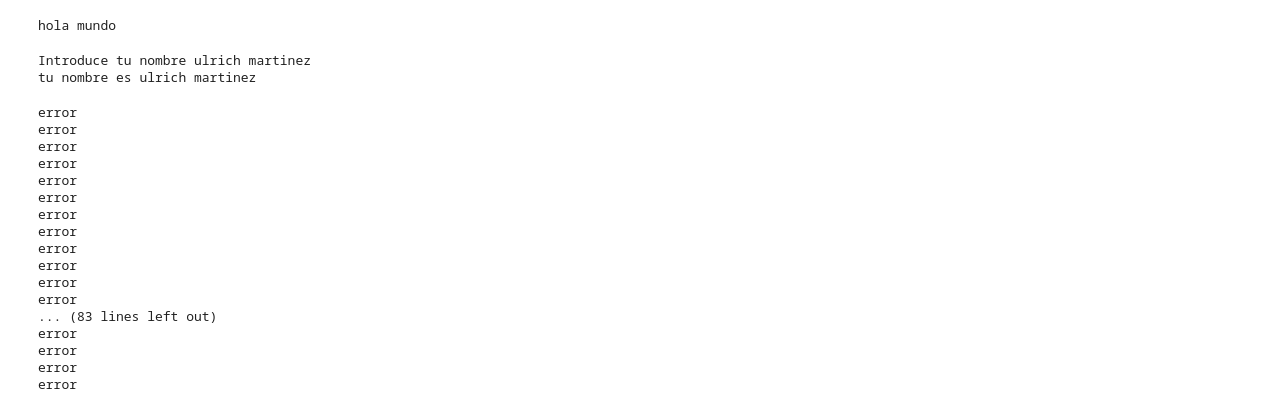
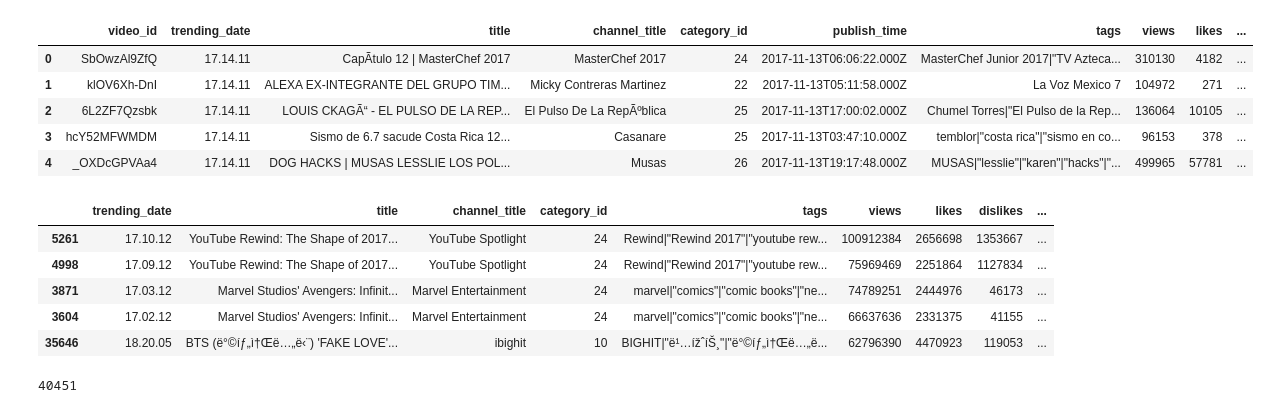
Before and after one commit to Zoulrix/Mineria-de-Datos-Tareas, a Jupyter notebook: Ejercicios de programacion de Python herramientas de mineria de datos.ipynb, the cells around one changed output. Saved outputs shown, nothing was run; the diff lists cells and outputs as text; code cells hidden in the pictures.

```diff
--- a/Ejercicios de programacion de Python herramientas de mineria de datos.ipynb
+++ b/Ejercicios de programacion de Python herramientas de mineria de datos.ipynb
@@ -39,34 +1,16 @@ var1="hola mundo"
-# %%
-var1="hola mundo"
-print(var1)
-# %% [output]
-hola mundo
-# %%
-name=input("Introduce tu nombre ")
-print("tu nombre es",name)
-# %% [output]
-Introduce tu nombre ulrich martinez
-tu nombre es ulrich martinez
-# %%
-i=1
-while i<=99:
-    print("error")
-    i=i+1
-# %% [output]
-error
-error
-error
-error
-error
-error
-error
-error
-error
-error
-error
-error
-... (83 lines left out)
-error
-error
-error
-error
+# %%
+import pandas as pd
+#pd es para llmar la libreria y no tener que escribir pandas
+pad="MXvideos.csv"
+#pad me sirve para no tener que escribir la direcion despues asi la guardo en una variable que pueda manipular
+Datos=pd.read_csv("MXvideos.csv",engine='python')
+# %%
+Datos.head()
+#Imprimi los primeros datos para poder visualizar si contenia la inormacion del csv
+# %% [output]
+|  | video_id | trending_date | title | channel_title | category_id | publish_time | tags | views | likes | ... |
+| 0 | SbOwzAl9ZfQ | 17.14.11 | CapÃ­tulo 12 | MasterChef 2017 | MasterChef 2017 | 24 | 2017-11-13T06:06:22.000Z | MasterChef Junior 2017|"TV Azteca... | 310130 | 4182 | ... |
+| 1 | klOV6Xh-DnI | 17.14.11 | ALEXA EX-INTEGRANTE DEL GRUPO TIM... | Micky Contreras Martinez | 22 | 2017-11-13T05:11:58.000Z | La Voz Mexico 7 | 104972 | 271 | ... |
+| 2 | 6L2ZF7Qzsbk | 17.14.11 | LOUIS CKAGÃ“ - EL PULSO DE LA REP... | El Pulso De La RepÃºblica | 25 | 2017-11-13T17:00:02.000Z | Chumel Torres|"El Pulso de la Rep... | 136064 | 10105 | ... |
+| 3 | hcY52MFWMDM | 17.14.11 | Sismo de 6.7 sacude Costa Rica 12... | Casanare | 25 | 2017-11-13T03:47:10.000Z | temblor|"costa rica"|"sismo en co... | 96153 | 378 | ... |
+| 4 | _OXDcGPVAa4 | 17.14.11 | DOG HACKS | MUSAS LESSLIE LOS POL... | Musas | 26 | 2017-11-13T19:17:48.000Z | MUSAS|"lesslie"|"karen"|"hacks"|"... | 499965 | 57781 | ... |
@@ -72,0 +24,15 @@ error
+# %%
+Datos=Datos.sort_values("views",ascending=False)
+Datos.head()
+# %% [output]
+|  | trending_date | title | channel_title | category_id | tags | views | likes | dislikes | ... |
+| 5261 | 17.10.12 | YouTube Rewind: The Shape of 2017... | YouTube Spotlight | 24 | Rewind|"Rewind 2017"|"youtube rew... | 100912384 | 2656698 | 1353667 | ... |
+| 4998 | 17.09.12 | YouTube Rewind: The Shape of 2017... | YouTube Spotlight | 24 | Rewind|"Rewind 2017"|"youtube rew... | 75969469 | 2251864 | 1127834 | ... |
+| 3871 | 17.03.12 | Marvel Studios' Avengers: Infinit... | Marvel Entertainment | 24 | marvel|"comics"|"comic books"|"ne... | 74789251 | 2444976 | 46173 | ... |
+| 3604 | 17.02.12 | Marvel Studios' Avengers: Infinit... | Marvel Entertainment | 24 | marvel|"comics"|"comic books"|"ne... | 66637636 | 2331375 | 41155 | ... |
+| 35646 | 18.20.05 | BTS (ë°©íƒ„ì†Œë…„ë‹¨) 'FAKE LOVE'... | ibighit | 10 | BIGHIT|"ë¹…ížˆíŠ¸"|"ë°©íƒ„ì†Œë…„ë... | 62796390 | 4470923 | 119053 | ... |
+# %%
++Datos.shape[0]
+#muestra numero de filas
+# %% [output]
+40451
```
Also changed, not shown: parts of 12 cells of this notebook.
